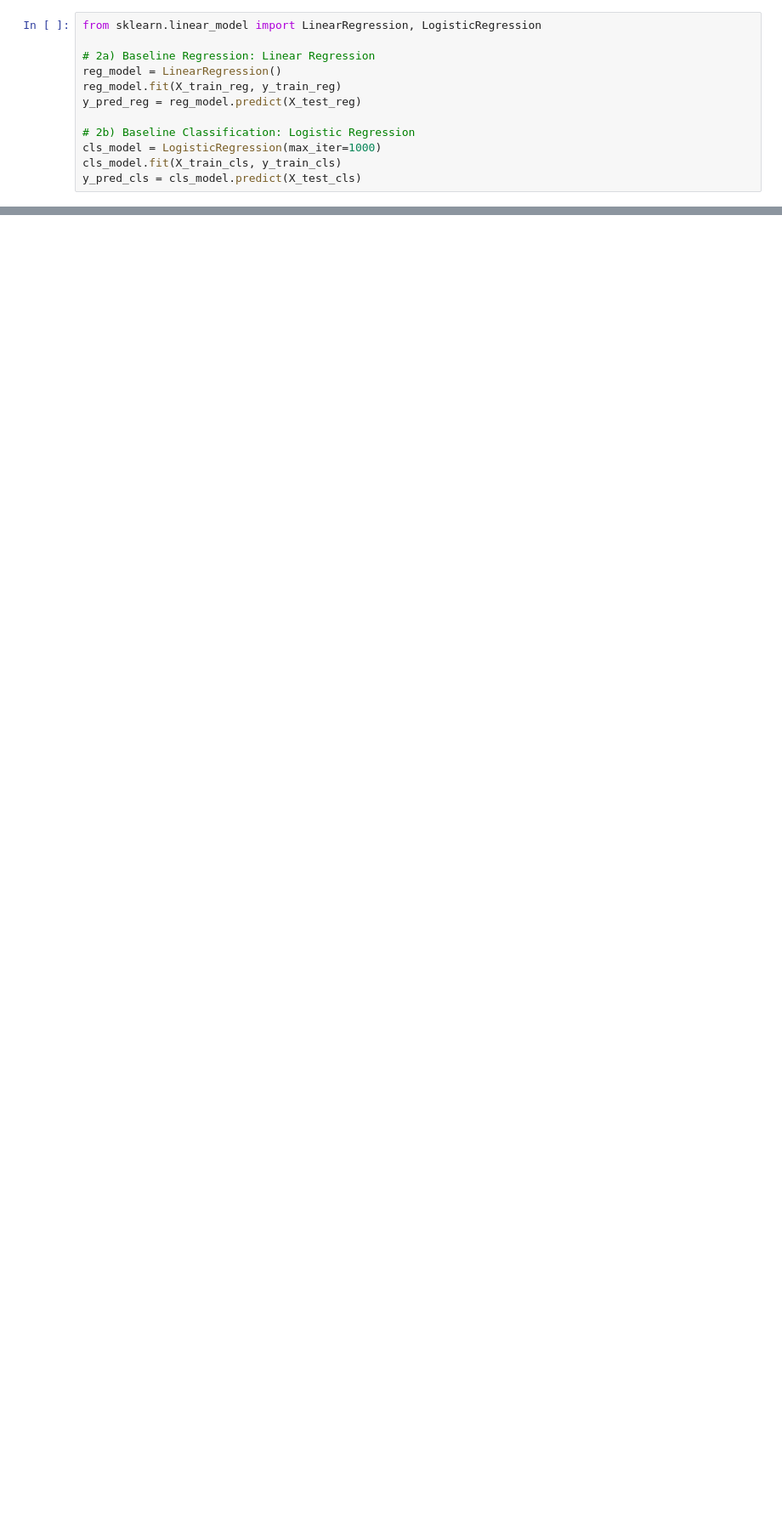
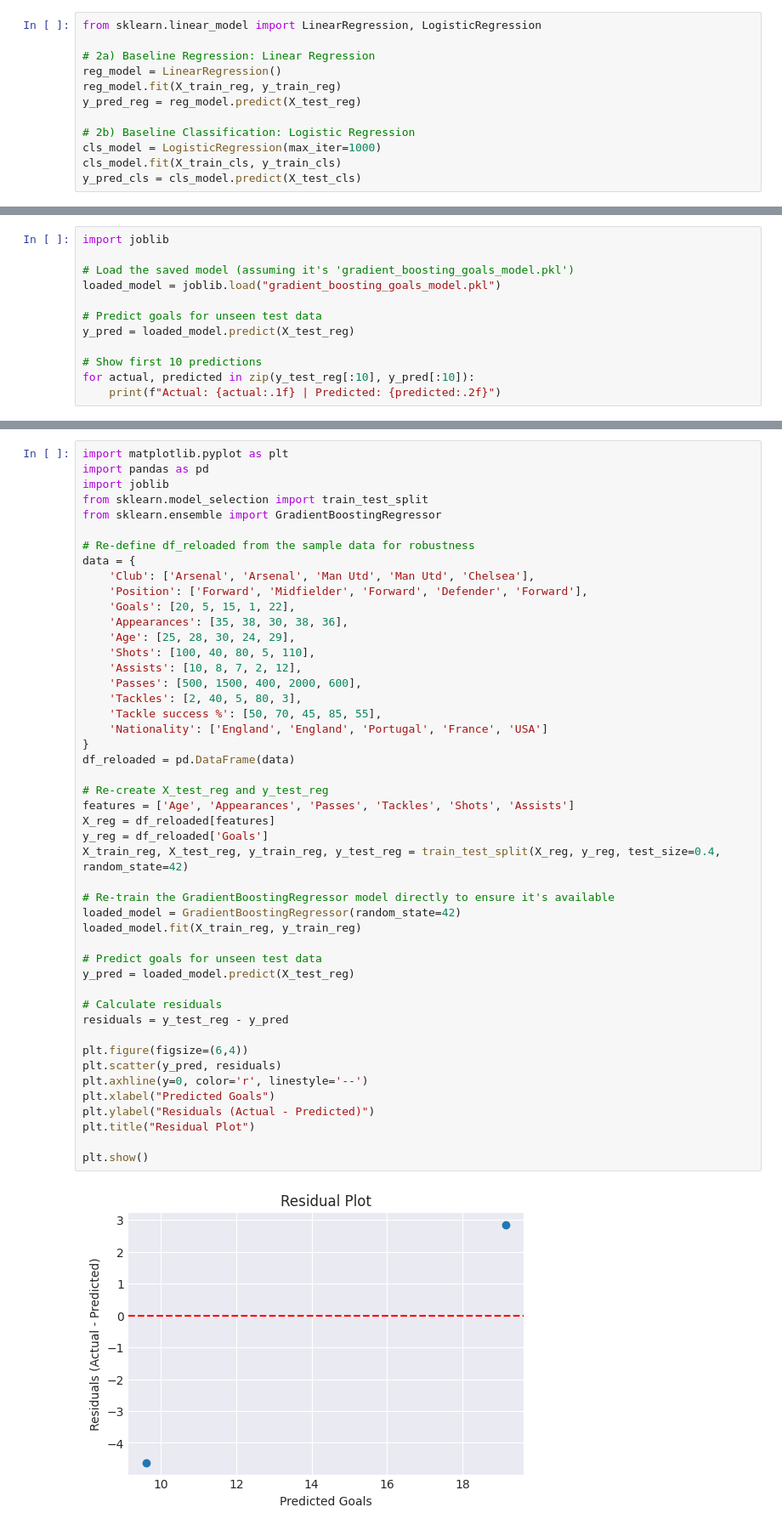
Before and after one commit to springboardmentor1979b-cmyk/ScoreSight---Predicting-EPL-Points-Tally-Top-Scorer, a Jupyter notebook: Kusuma's_EPL_prediction.ipynb, the cells around one changed output, grey strips where cells are left out. Shown at 85% size. Cells and saved outputs as stored; diff of their text form; blank space fills up the shorter version.

```diff
--- a/Kusuma's_EPL_prediction.ipynb
+++ b/Kusuma's_EPL_prediction.ipynb
@@ -1139,0 +1322,12 @@ Gradient Boosting Accuracy: 0.8956521739130435
+# %%
+import joblib
+
+# Load the saved model (assuming it's 'gradient_boosting_goals_model.pkl')
+loaded_model = joblib.load("gradient_boosting_goals_model.pkl")
+
+# Predict goals for unseen test data
+y_pred = loaded_model.predict(X_test_reg)
+
+# Show first 10 predictions
+for actual, predicted in zip(y_test_reg[:10], y_pred[:10]):
+    print(f"Actual: {actual:.1f} | Predicted: {predicted:.2f}")
@@ -1139,0 +1358,49 @@ Gradient Boosting Accuracy: 0.8956521739130435
+# %%
+import matplotlib.pyplot as plt
+import pandas as pd
+import joblib
+from sklearn.model_selection import train_test_split
+from sklearn.ensemble import GradientBoostingRegressor
+
+# Re-define df_reloaded from the sample data for robustness
+data = {
+    'Club': ['Arsenal', 'Arsenal', 'Man Utd', 'Man Utd', 'Chelsea'],
+    'Position': ['Forward', 'Midfielder', 'Forward', 'Defender', 'Forward'],
+    'Goals': [20, 5, 15, 1, 22],
+    'Appearances': [35, 38, 30, 38, 36],
+    'Age': [25, 28, 30, 24, 29],
+    'Shots': [100, 40, 80, 5, 110],
+    'Assists': [10, 8, 7, 2, 12],
+    'Passes': [500, 1500, 400, 2000, 600],
+    'Tackles': [2, 40, 5, 80, 3],
+    'Tackle success %': [50, 70, 45, 85, 55],
+    'Nationality': ['England', 'England', 'Portugal', 'France', 'USA']
+}
+df_reloaded = pd.DataFrame(data)
+
+# Re-create X_test_reg and y_test_reg
+features = ['Age', 'Appearances', 'Passes', 'Tackles', 'Shots', 'Assists']
+X_reg = df_reloaded[features]
+y_reg = df_reloaded['Goals']
+X_train_reg, X_test_reg, y_train_reg, y_test_reg = train_test_split(X_reg, y_reg, test_size=0.4, random_state=42)
+
+# Re-train the GradientBoostingRegressor model directly to ensure it's available
+loaded_model = GradientBoostingRegressor(random_state=42)
+loaded_model.fit(X_train_reg, y_train_reg)
+
+# Predict goals for unseen test data
+y_pred = loaded_model.predict(X_test_reg)
+
+# Calculate residuals
+residuals = y_test_reg - y_pred
+
+plt.figure(figsize=(6,4))
+plt.scatter(y_pred, residuals)
+plt.axhline(y=0, color='r', linestyle='--')
+plt.xlabel("Predicted Goals")
+plt.ylabel("Residuals (Actual - Predicted)")
+plt.title("Residual Plot")
+
+plt.show()
+# %% [output]
+[figure, added]
```
Also changed, not shown: parts of 88 cells of this notebook.
